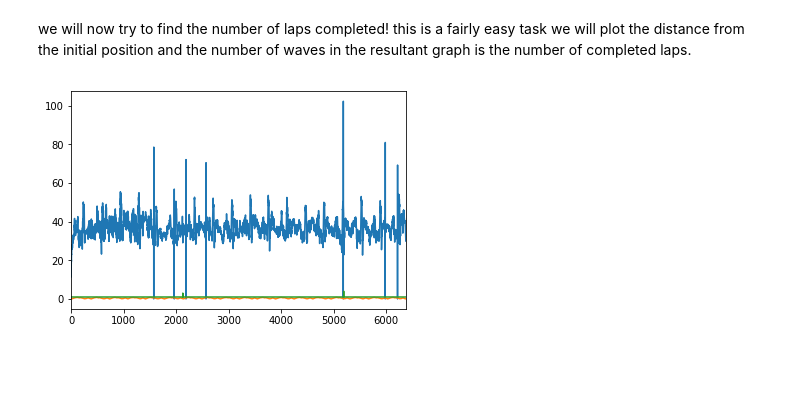
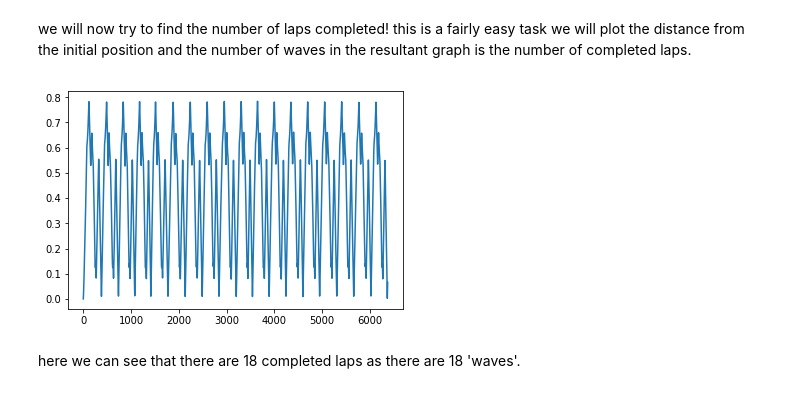
Before and after one commit to hixan/Comp257-project1, a Jupyter notebook: analysis.ipynb, the cells around one changed output. Cells and saved outputs as stored; diff of their text form; code cells hidden in the pictures; blank space fills up the shorter version.

```diff
--- a/analysis.ipynb
+++ b/analysis.ipynb
@@ -182,9 +182,9 @@ we will plot the distance from the initial position and the number of waves in t
 # %%
 def dists_from_start(df):
     return list(map(lambda x : dist(*df[['longs','lats','elevs']].values[0], *x), df[['longs','lats','elevs']].values))
-race1['speeds'].plot()
 plt.plot(dists_from_start(race1))
-race1['times'].diff().plot()
 plt.show()
 # %% [output]
-[figure, old version]
+[figure, new version]
+# %% [markdown]
+here we can see that there are 18 completed laps as there are 18 'waves'.
```
Also changed, not shown: parts of 1 cell of this notebook.
